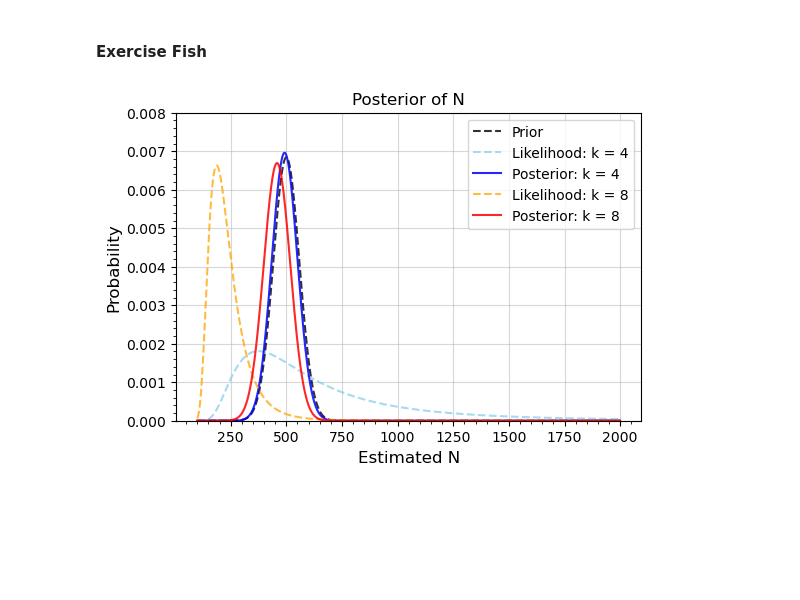
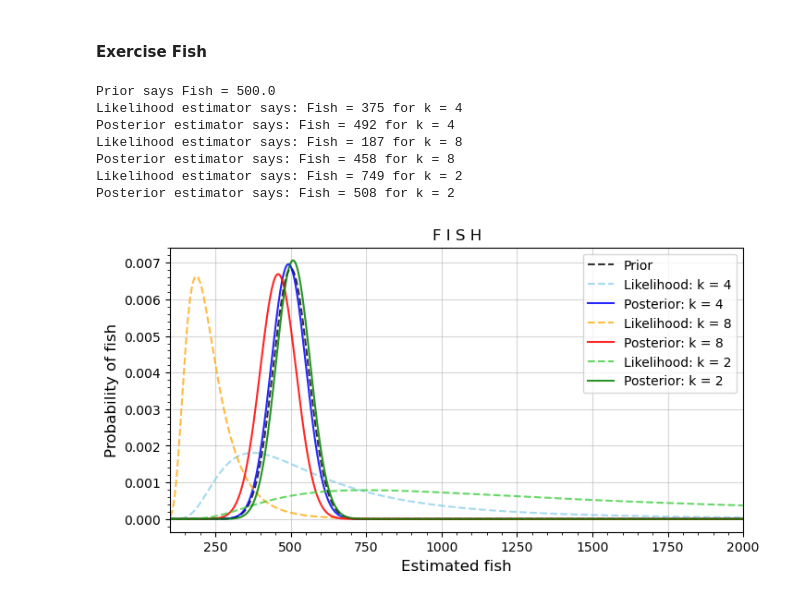
Before and after one commit to Gullaschen/AMAS, a Jupyter notebook: Week 2/Exercise_Bayesian_Fish.ipynb, the cells around one changed output. Cells and saved outputs as stored; diff of their text form; code cells hidden in the pictures; blank space fills up the shorter version.

```diff
--- a/Week 2/Exercise_Bayesian_Fish.ipynb
+++ b/Week 2/Exercise_Bayesian_Fish.ipynb
@@ -102,53 +102,65 @@ For k = 15, best bayesian estimate of N is 384 for posterior and 399 for likelih
 # %%
 lake_volume = 5000
 lake_volume_sig = 300
-volume_per_fish = 10
-v_p_f_sig = 1
+volume_per_fish = 10 # 9.2
+v_p_f_sig = 1 # 0.2
 
-K , n , k = 50 , 30 , 4
+K = 50 # Number of fish tagged and released
+n = 30 # Number of fish sampled from
+k = 4  # How many fish tagged and sampled
 
-### Find the standard deviation by error propagation
-
-fishes = lake_volume / volume_per_fish
+fishes = lake_volume / volume_per_fish # Fish in the lake (N)
 
 relative_uncertainty_fish = ((lake_volume_sig / lake_volume) ** 2 + (v_p_f_sig / volume_per_fish) ** 2) ** 0.5
 delta_fishes = fishes * relative_uncertainty_fish
+# delta_fishes = 2 * delta_fishes # Change delta_fish to something large
 # %%
 def gaussian_prior(N,loc=fishes,scale=delta_fishes):
     gauss = norm.pdf(N,loc,scale)
     return gauss
 # %%
-plt.figure(figsize=(6,4))
+plt.figure(figsize=(8,4))
 
-N_range = np.arange(100,2000,1)
+N_range = np.arange(100,2000,1).tolist()
 
 gauss_priors = gaussian_prior(N_range)
 integrated_prior = np.trapz(gauss_priors,N_range)
 
 plt.plot(N_range,gauss_priors/integrated_prior, alpha = .8,linestyle='--',color='k',label=f'Prior')
 
-for k , color1 , color2 in zip([4,8],['skyblue','orange'],['blue','red']):
-#    N_range = list(range(K + (n-k),1200))
-    gauss_likelihoods = np.array([likelihood(N,K,n,k) for N in N_range])
+print(f'Prior says Fish = {fishes}')
+
+for k , color1 , color2 in zip([4,8,2],['skyblue','orange','limegreen'],['blue','red','green']):
+    gauss_likelihoods = ([likelihood(N,K,n,k) for N in N_range])
     gauss_likeli_int = np.trapz(gauss_likelihoods,N_range)
 
-    gauss_posteriors = np.array([posterior(N,K,n,k,prior=gaussian_prior) for N in N_range])
+    gauss_posteriors = ([posterior(N,K,n,k,prior=gaussian_prior) for N in N_range])
     gauss_posterior_int = np.trapz(gauss_posteriors,N_range)
+
+    print(f'Likelihood estimator says: Fish = {N_range[gauss_likelihoods.index(max(gauss_likelihoods))]} for k = {k}')
+    print(f'Posterior estimator says: Fish = {N_range[gauss_posteriors.index(max(gauss_posteriors))]} for k = {k}')
 
     plt.plot(N_range,gauss_likelihoods / gauss_likeli_int, alpha = .75,linestyle='--',label=f'Likelihood: k = {k}',color=f'{color1}')
     plt.plot(N_range,gauss_posteriors / gauss_posterior_int, alpha = .85,label=f'Posterior: k = {k}',color=f'{color2}')
 
 ax = plt.gca() # For setting sub-ticks
 ax.xaxis.set_minor_locator(AutoMinorLocator(5))
 ax.yaxis.set_minor_locator(AutoMinorLocator(5))
 ax.tick_params(which='minor', length=2, color='k')
 
-plt.title('Posterior of N',fontsize=12)
-plt.xlabel('Estimated N',fontsize=12)
-plt.ylabel('Probability',fontsize=12)
+plt.title('F I S H',fontsize=12)
+plt.xlabel('Estimated fish',fontsize=12)
+plt.ylabel('Probability of fish',fontsize=12)
 plt.grid(True,alpha=0.5,zorder=-10)
-plt.ylim(0,0.008)
 plt.legend()
+plt.xlim(100,2000)
 plt.show()
 # %% [output]
+Prior says Fish = 500.0
+Likelihood estimator says: Fish = 375 for k = 4
+Posterior estimator says: Fish = 492 for k = 4
+Likelihood estimator says: Fish = 187 for k = 8
+Posterior estimator says: Fish = 458 for k = 8
+Likelihood estimator says: Fish = 749 for k = 2
+Posterior estimator says: Fish = 508 for k = 2
-[figure, old version]
+[figure, new version]
```
Also changed, not shown: parts of 1 cell of this notebook, 1 other file.
